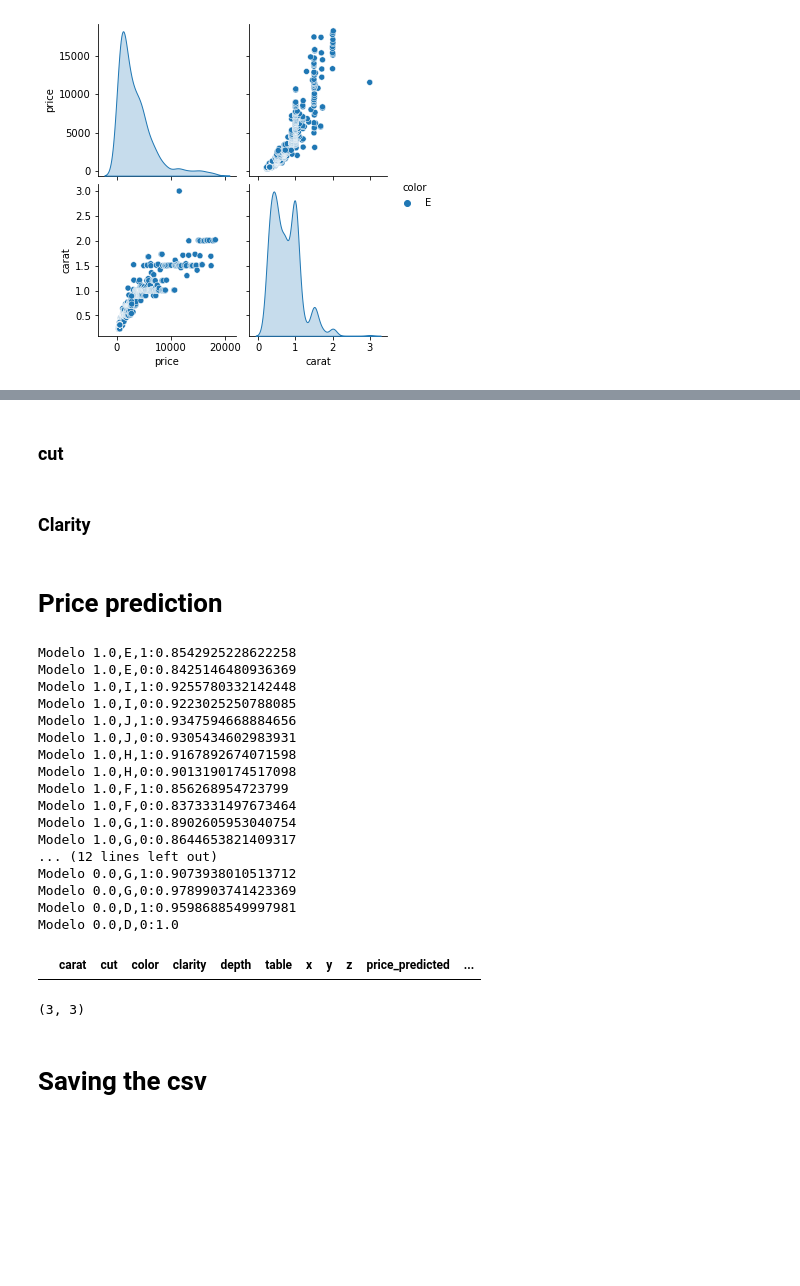
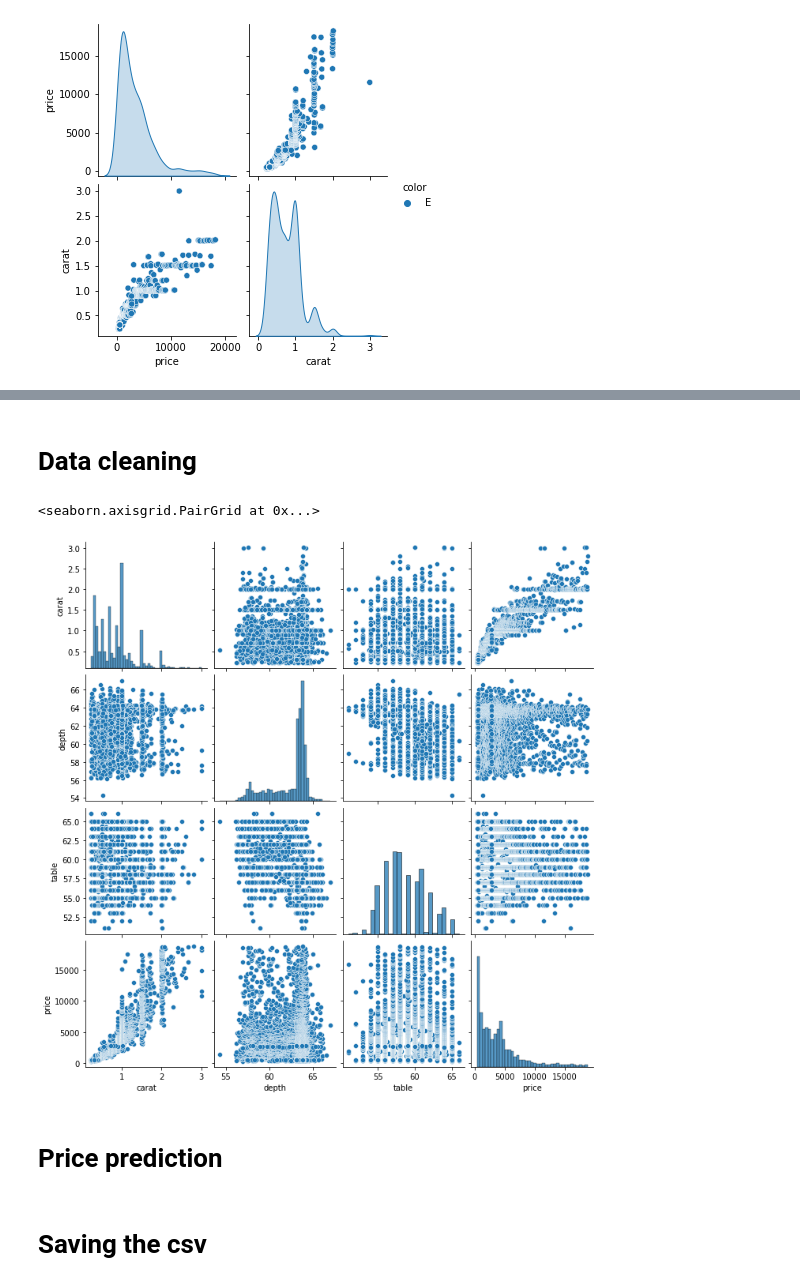
Before and after one commit to Lucascapdeville/Linear_Regression, a Jupyter notebook: linear_regression.ipynb, the cells around one changed output, grey strips where cells are left out. Saved outputs shown, nothing was run; the diff lists cells and outputs as text; code cells hidden in the pictures; blank space fills up the shorter version.

Commit message:
Revert "Fail try - grouping cut and clarity"
This reverts commit c7a92b3e588f8a5c4f222085103871de7eda5240.

```diff
--- a/linear_regression.ipynb
+++ b/linear_regression.ipynb
@@ -87,2 +64,0 @@ diamonds_clean
-# %% [markdown]
-### cut
@@ -94,2 +64,0 @@ diamonds_rick_predicted.loc[diamonds_clean['cut']!='Fair','cut_value'] = 1
-# %% [markdown]
-### Clarity
@@ -101,3 +65,10 @@ diamonds_rick_predicted.loc[diamonds_clean['clarity']!='I1','clarity_value'] = 1
+# %% [markdown]
+# Data cleaning
+# %%
+sns.pairplot(diamonds[diamonds['cut'] == 'Good'][['carat','depth','table','price']])
+# %% [output]
+<seaborn.axisgrid.PairGrid at 0x...>
+[figure, added]
 # %% [markdown]
 # Price prediction
 # %%
@@ -106,45 +77,14 @@ diamonds_rick_predicted.loc[diamonds_clean['clarity']!='I1','clarity_value'] = 1
 #'SI1', 'VS1', 'VS2', 'SI2', 'VVS2', 'VVS1', 'I1', 'IF'
 model = LinearRegression()
 diamonds_rick_predicted['price_predicted'] = 0
-for clarity in diamonds['clarity_value'].unique():
-    for color in diamonds['color'].unique():
-        for cut in diamonds['cut_value'].unique():
-            X = diamonds[(diamonds['clarity_value']==clarity)&(diamonds['color']==color)&(diamonds['cut_value']==cut)][['carat','table','depth']]
-            y = diamonds[(diamonds['clarity_value']==clarity)&(diamonds['color']==color)&(diamonds['cut_value']==cut)]['price']
-            model.fit(X,y)
-            print(f'Modelo {clarity},{color},{cut}:{model.score(X,y)}')
-            try:
-                X_rick = diamonds_rick_predicted[(diamonds_rick_predicted['clarity_value']==clarity)&(diamonds_rick_predicted['color']==color)&(diamonds_rick_predicted['cut_value']==cut)][['carat','table','depth']]
-                y_pred = model.predict(X_rick)
-                diamonds_rick_predicted.loc[(diamonds_rick_predicted['clarity_value']==clarity)&(diamonds_rick_predicted['color']==color)&(diamonds_rick_predicted['cut_value']==cut),'price_predicted'] = y_pred
-            except:
-                None
+for clarity in diamonds_rick_predicted['clarity'].unique():
+    for color in diamonds_rick_predicted['color'].unique():
+        X = diamonds[(diamonds['clarity']==clarity)&(diamonds['color']==color)][['carat','table','depth']]
+        y = diamonds[(diamonds['clarity']==clarity)&(diamonds['color']==color)]['price']
+        model.fit(X,y)
+        X_rick = diamonds_rick_predicted[(diamonds_rick_predicted['clarity']==clarity)&(diamonds_rick_predicted['color']==color)][['carat','table','depth']]
+        y_pred = model.predict(X_rick)
+        diamonds_rick_predicted.loc[(diamonds_rick_predicted['clarity']==clarity)&(diamonds_rick_predicted['color']==color),'price_predicted'] = y_pred
-# %% [output]
-Modelo 1.0,E,1:0.8542925228622258
-Modelo 1.0,E,0:0.8425146480936369
-Modelo 1.0,I,1:0.9255780332142448
-Modelo 1.0,I,0:0.9223025250788085
-Modelo 1.0,J,1:0.9347594668884656
-Modelo 1.0,J,0:0.9305434602983931
-Modelo 1.0,H,1:0.9167892674071598
-Modelo 1.0,H,0:0.9013190174517098
-Modelo 1.0,F,1:0.856268954723799
-Modelo 1.0,F,0:0.8373331497673464
-Modelo 1.0,G,1:0.8902605953040754
-Modelo 1.0,G,0:0.8644653821409317
-... (12 lines left out)
-Modelo 0.0,G,1:0.9073938010513712
-Modelo 0.0,G,0:0.9789903741423369
-Modelo 0.0,D,1:0.9598688549997981
-Modelo 0.0,D,0:1.0
-# %%
-diamonds_rick_predicted[diamonds_rick_predicted['price_predicted']==0]
-# %% [output]
-|  | carat | cut | color | clarity | depth | table | x | y | z | price_predicted | ... |
-# %%
-X.shape
-# %% [output]
-(3, 3)
 # %% [markdown]
 # Saving the csv
 # %%
```
Also changed, not shown: parts of 6 cells of this notebook, 1 other file.
